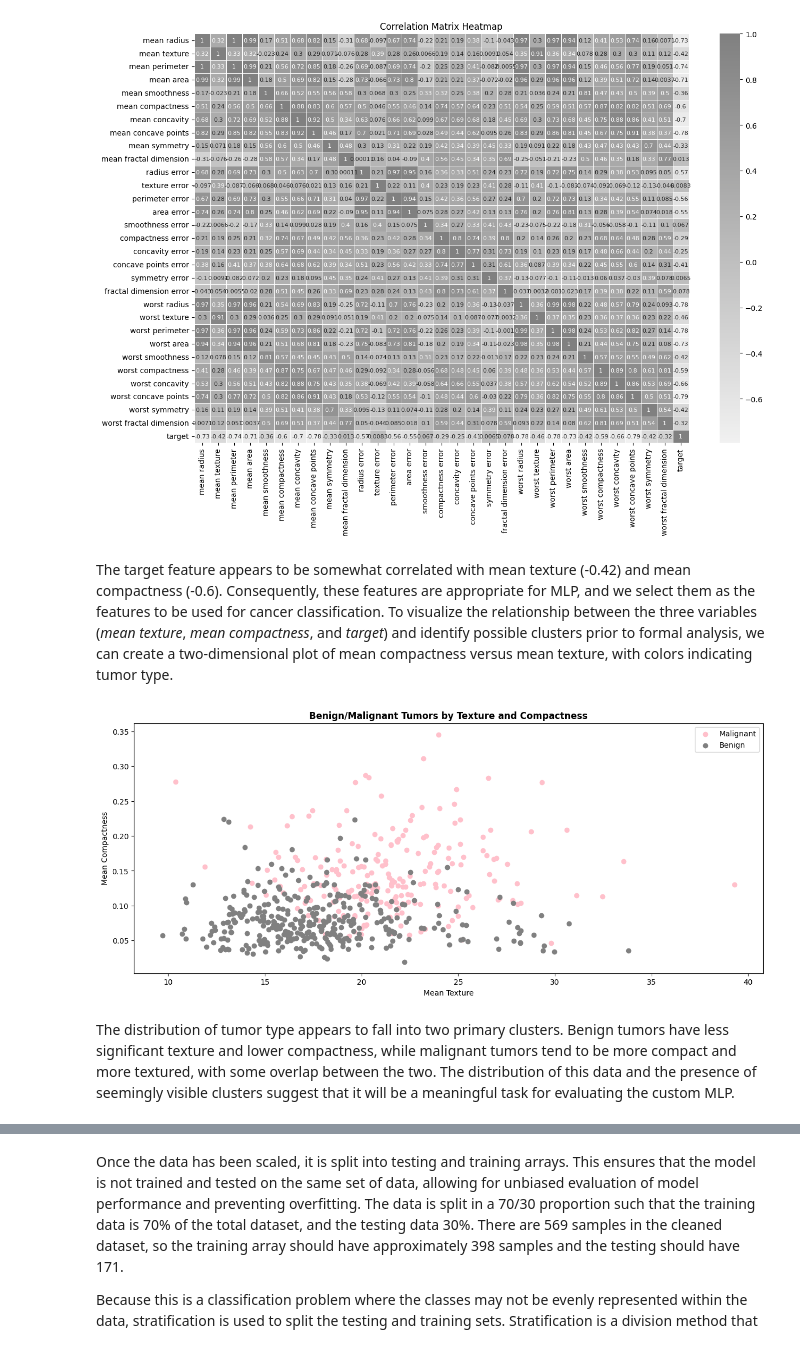
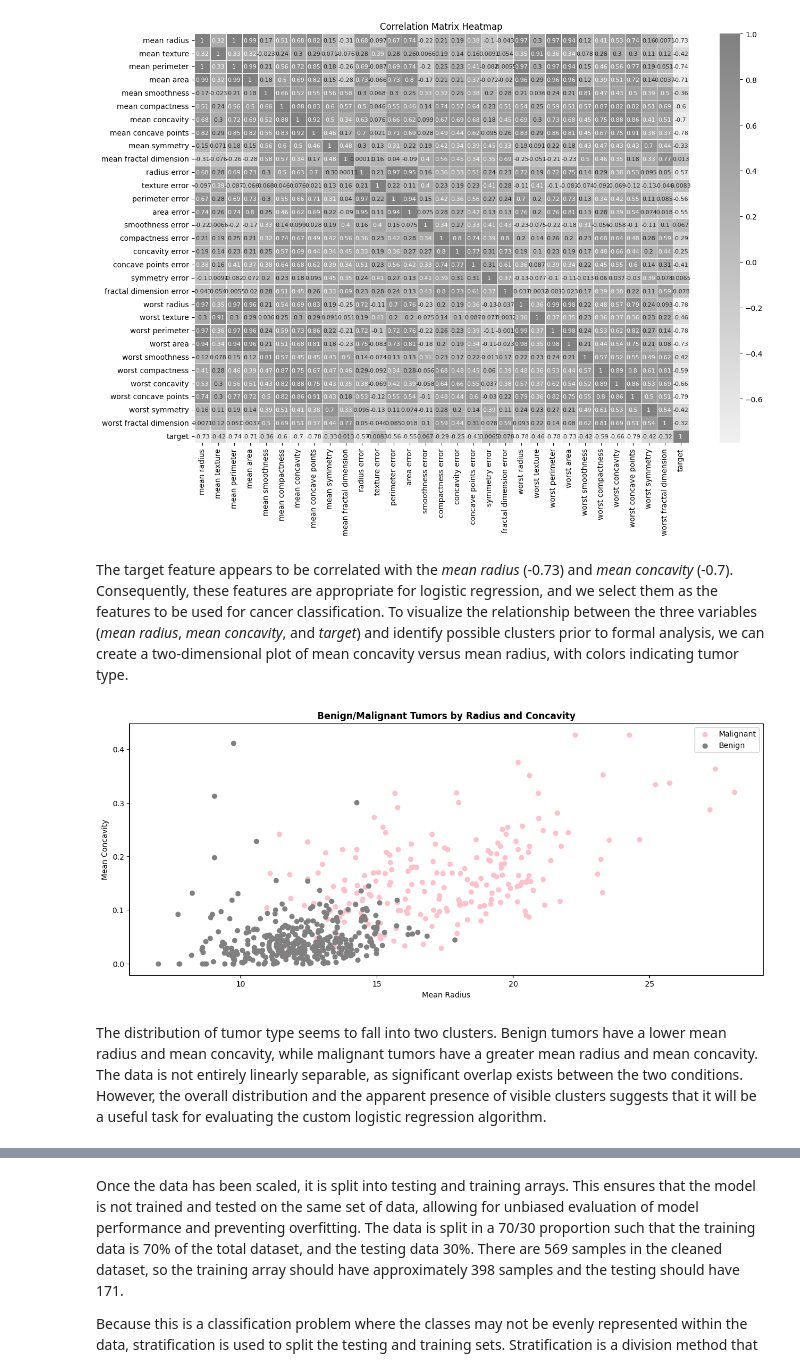
Before and after one commit to emilia-cichocki/CMOR_438_Fall_2025_Emilia, a Jupyter notebook: examples/supervised_learning_examples/logistic_regression/logistic_regression_example.ipynb, the cells around one changed output, grey strips where cells are left out. Cells and saved outputs as stored; diff of their text form; code cells hidden in the pictures.

Commit message:
Added notebooks for supervised and unsupervised algorithms

```diff
--- a/examples/supervised_learning_examples/perceptron/mlp_example.ipynb
+++ b/examples/supervised_learning_examples/logistic_regression/logistic_regression_example.ipynb
@@ -112,24 +112,24 @@ plt.show()
 # %% [output]
 [figure]
 # %% [markdown]
-The target feature appears to be somewhat correlated with mean texture (-0.42) and mean compactness (-0.6). Consequently, these features are appropriate for MLP, and we select them as the features to be used for cancer classification. To visualize the relationship between the three variables (*mean texture*, *mean compactness*, and *target*) and identify possible clusters prior to formal analysis, we can create a two-dimensional plot of mean compactness versus mean texture, with colors indicating tumor type.
+The target feature appears to be correlated with the *mean radius* (-0.73) and *mean concavity* (-0.7). Consequently, these features are appropriate for logistic regression, and we select them as the features to be used for cancer classification. To visualize the relationship between the three variables (*mean radius*, *mean concavity*, and *target*) and identify possible clusters prior to formal analysis, we can create a two-dimensional plot of mean concavity versus mean radius, with colors indicating tumor type.
 # %%
-# Plotting mean texture and compactness, color-coded by target
+# Plotting mean radius and concavity, color-coded by target
 colors = {0: 'pink', 1: 'gray'}
 
 plt.figure(figsize = (15, 6))
 for target in np.unique(cancer_status):
     mask = (cancer_status == target)
-    plt.scatter(cancer_features[mask, 1], cancer_features[mask, 5], label = cancer_status, color = colors[target])
+    plt.scatter(cancer_features[mask, 0], cancer_features[mask, 6], label = cancer_status, color = colors[target])
 
 plt.legend(['Malignant', 'Benign'])
-plt.title("Benign/Malignant Tumors by Texture and Compactness", fontweight = 'bold')
-plt.xlabel("Mean Texture")
-plt.ylabel("Mean Compactness")
+plt.title("Benign/Malignant Tumors by Radius and Concavity", fontweight = 'bold')
+plt.xlabel("Mean Radius")
+plt.ylabel("Mean Concavity")
 
 plt.show()
 # %% [output]
-[figure, old version]
+[figure, new version]
 # %% [markdown]
-The distribution of tumor type appears to fall into two primary clusters. Benign tumors have less significant texture and lower compactness, while malignant tumors tend to be more compact and more textured, with some overlap between the two. The distribution of this data and the presence of seemingly visible clusters suggest that it will be a meaningful task for evaluating the custom MLP.
+The distribution of tumor type seems to fall into two clusters. Benign tumors have a lower mean radius and mean concavity, while malignant tumors have a greater mean radius and mean concavity. The data is not entirely linearly separable, as significant overlap exists between the two conditions. However, the overall distribution and the apparent presence of visible clusters suggests that it will be a useful task for evaluating the custom logistic regression algorithm.
 # %% [markdown]
```
Also changed, not shown: parts of 62 cells of this notebook, 24 other files.
